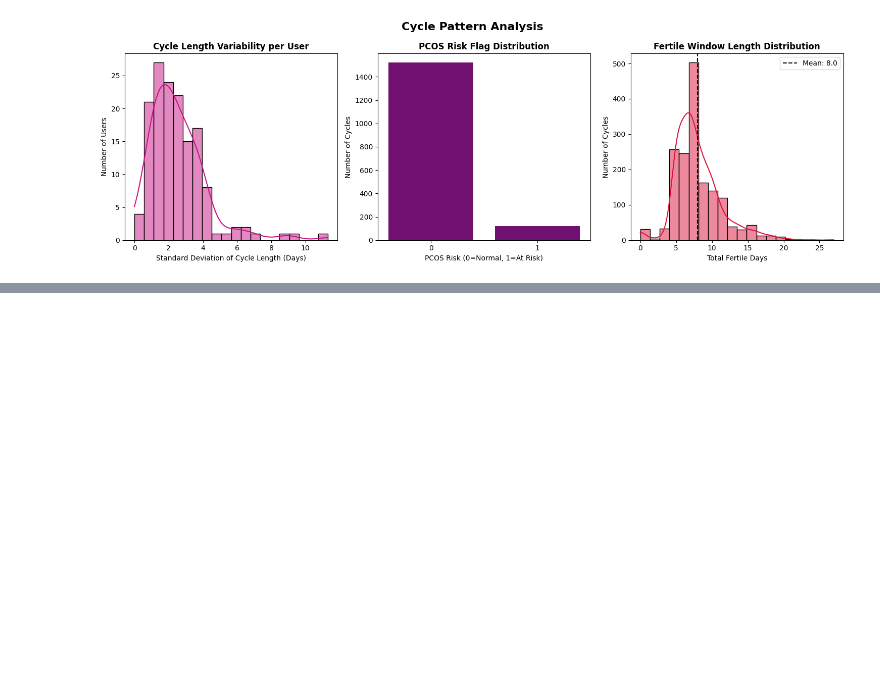
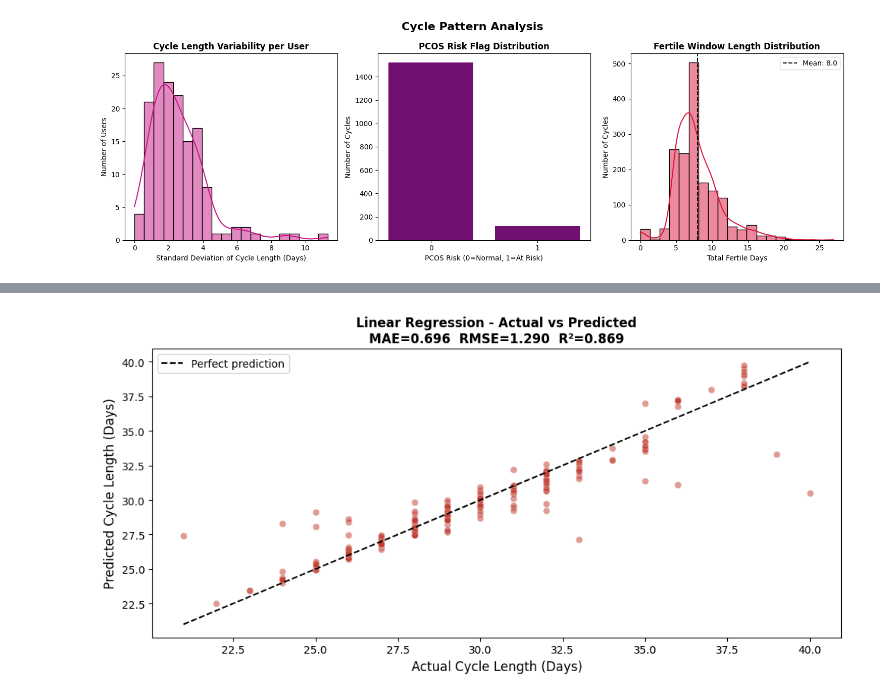
Before and after one commit to NamatovuChristineMaria123/Menstrual-Cycle-Forecasting, a Jupyter notebook: track_cycle.ipynb, the cells around one changed output, grey strips where cells are left out. Saved outputs shown, nothing was run; the diff lists cells and outputs as text; code cells hidden in the pictures; blank space fills up the shorter version.

```diff
--- a/track_cycle.ipynb
+++ b/track_cycle.ipynb
@@ -509,0 +751,22 @@ plt.show()
+# %%
+# Linear Regression Actual vs Predicted visualization
+fig, ax = plt.subplots(figsize=(10, 5))
+
+ax.scatter(y_test, lr_pred, alpha=0.5, color='#c0392b',
+           edgecolors='white', linewidth=0.4, s=40)
+
+min_val = min(y_test.min(), lr_pred.min())
+max_val = max(y_test.max(), lr_pred.max())
+ax.plot([min_val, max_val], [min_val, max_val], 'k--',
+        linewidth=1.5, label='Perfect prediction')
+
+ax.set_xlabel('Actual Cycle Length (Days)', fontsize=12)
+ax.set_ylabel('Predicted Cycle Length (Days)', fontsize=12)
+ax.set_title(f'Linear Regression - Actual vs Predicted\n'
+             f'MAE={lr_mae:.3f}  RMSE={lr_rmse:.3f}  R²={lr_r2:.3f}',
+             fontweight='bold')
+ax.legend()
+plt.tight_layout()
+plt.show()
+# %% [output]
+[figure, added]
```
Also changed, not shown: parts of 34 cells of this notebook, 13 other files.
